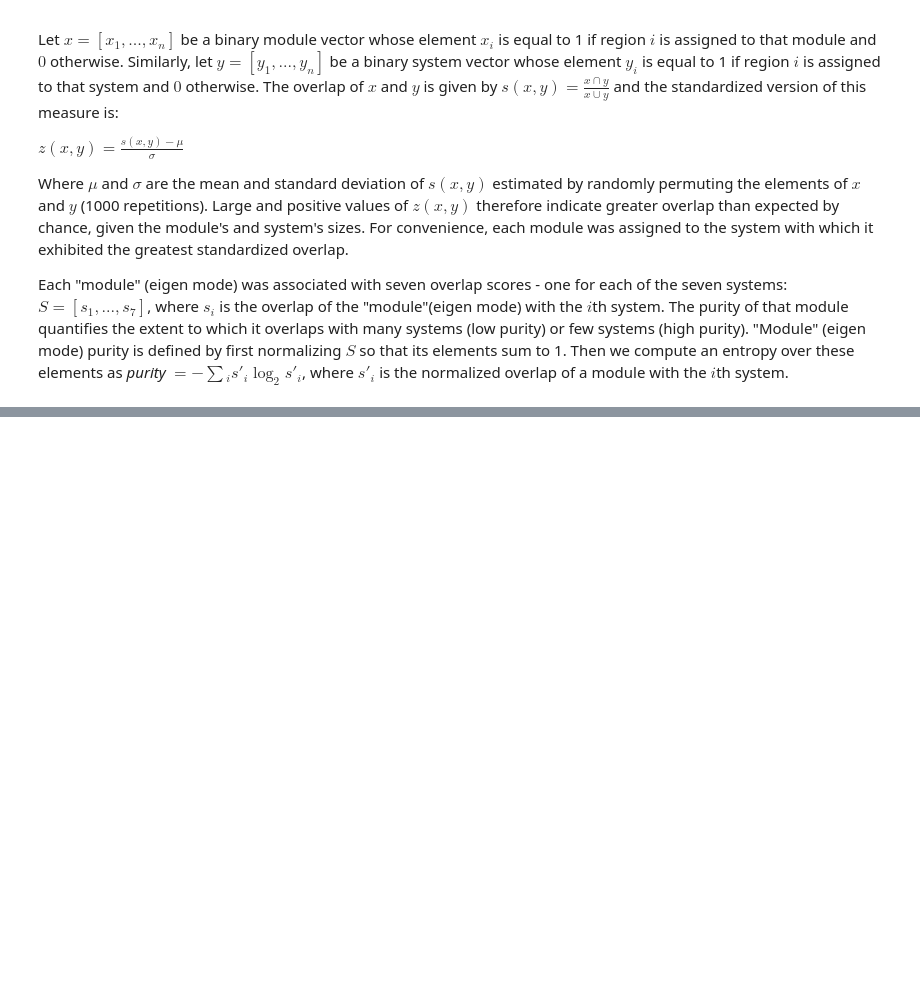
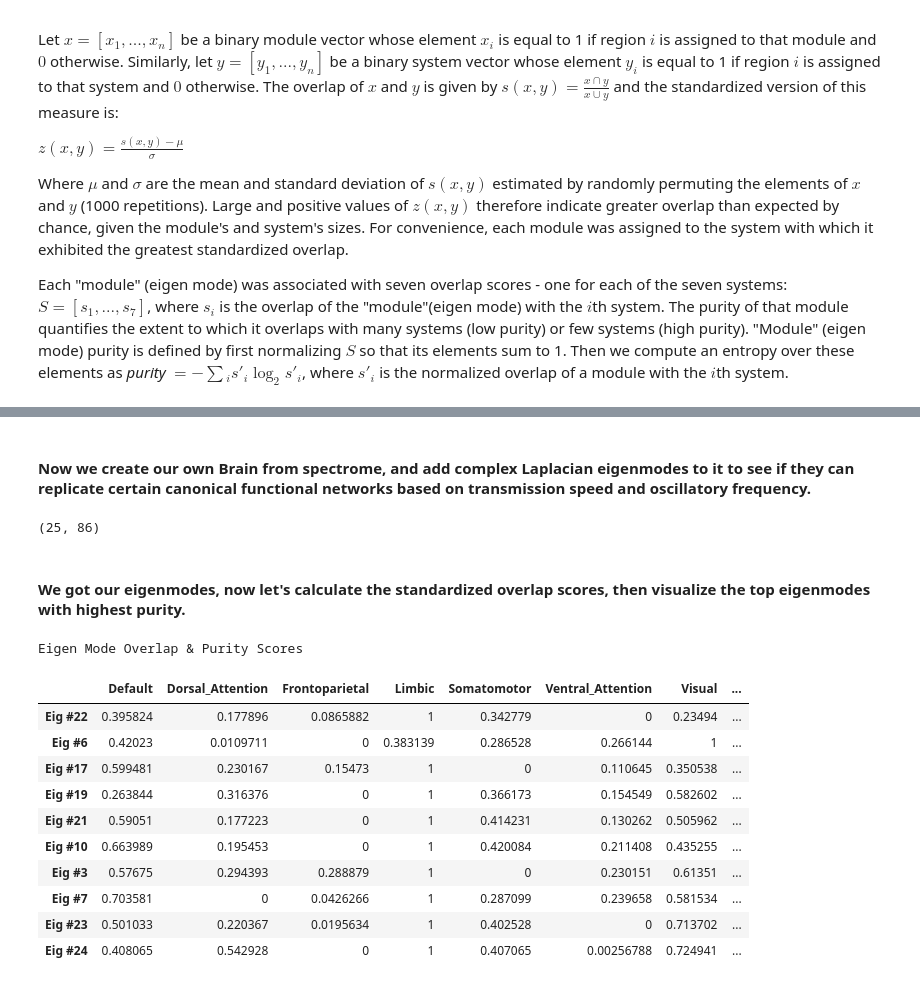
Before and after one commit to Raj-Lab-UCSF/spectrome, a Jupyter notebook: spectrome/notebooks/eigenmode_purityscores.ipynb, the cells around one changed output, grey strips where cells are left out. Saved outputs shown, nothing was run; the diff lists cells and outputs as text; code cells hidden in the pictures; blank space fills up the shorter version.

Commit message:
fixed indent in add_laplacian code and added eigenmode purity score notebook

```diff
--- a/spectrome/notebooks/eigenmode_purityscores.ipynb
+++ b/spectrome/notebooks/eigenmode_purityscores.ipynb
@@ -30,0 +67,62 @@ from forward import e
+# %% [markdown]
+#### Now we create our own Brain from spectrome, and add complex Laplacian eigenmodes to it to see if they can replicate certain canonical functional networks based on transmission speed and oscillatory frequency.
+# %%
+# Brain object, get the HCP connectome and reorder.
+brain = Brain.Brain() # creates empty brain object
+#hcp_dir = path.get_sibling_path('data') # grabs path to data folder one folder above (sibling)
+hcp_dir = "/home/axiezai/lab/brain-scfc/spectrome/spectrome/data"
+brain.add_connectome(hcp_dir) # adds connectivity matrix and distance matrix to brain object
+
+brain.reorder_connectome(brain.connectome, brain.distance_matrix)
+brain.bi_symmetric_c()
+brain.reduce_extreme_dir()
+# %%
+# Define frequency range of interest
+fmin = 2 # 2Hz - 45Hz signal range, filter for this with hbp
+fmax = 45
+fvec = np.linspace(fmin,fmax,40)
+# get the complex laplacian and its eigen modes:
+f2w = np.abs(fvec-10).argmin() #8th index = alpha ~10hz
+w = 2*np.pi*fvec[f2w]
+brain.add_laplacian_eigenmodes(brain.reducedConnectome, brain.distance_matrix, w = w, speed = 10, num_ev = 25)
+brain.norm_eigenmodes.shape
+# %% [output]
+(25, 86)
+# %% [markdown]
+#### We got our eigenmodes, now let's calculate the standardized overlap scores, then visualize the top eigenmodes with highest purity.
+# %%
+%%capture --no-display
+# For each eigen vector, compute standard Z for all FC networks, then do this for all eigen vectors
+df_overlap_score, df_sxy = eigenmode.get_overlap_score_dfs(brain.norm_eigenmodes, DK_df_normalized)
+
+# normalize the standardized overlap score to be within [0,1]
+norm_overlap_score = functions.minmax_scale_z(df_overlap_score)
+
+# compute purity score for normalized standarized overlap score
+z_purity, norm_overlap_score = eigenmode.get_purity_score(norm_overlap_score)
+# Make it look nice in pandas dataframes:
+df_cols = [('Purity Score')]
+df_ind = ['Eig #%d' % x for x in np.arange(len(df_overlap_score.index))+1]
+df_zpurity = pd.DataFrame(z_purity, index = df_ind, columns = df_cols)
+df_norm_overlapz = pd.DataFrame(norm_overlap_score, index = df_ind, columns = df_overlap_score.columns)
+# sort by descending purity value
+order_index = df_zpurity.sort_values(by = 'Purity Score', ascending = False).index
+ordered_overlapz = df_norm_overlapz.reindex(order_index)
+ordered_zpurity = df_zpurity.reindex(order_index)
+# Combine purity score with overlap score dataframe, and make it look nice
+combined_df = ordered_overlapz.join(ordered_zpurity)
+# %%
+combined_df.head(10).style.set_caption('Eigen Mode Overlap & Purity Scores').apply(functions.highlight_max, subset = ordered_overlapz.columns, axis = 1)
+# %% [output]
+Eigen Mode Overlap & Purity Scores
+|  | Default | Dorsal_Attention | Frontoparietal | Limbic | Somatomotor | Ventral_Attention | Visual | ... |
+| Eig #22 | 0.395824 | 0.177896 | 0.0865882 | 1 | 0.342779 | 0 | 0.23494 | ... |
+| Eig #6 | 0.42023 | 0.0109711 | 0 | 0.383139 | 0.286528 | 0.266144 | 1 | ... |
+| Eig #17 | 0.599481 | 0.230167 | 0.15473 | 1 | 0 | 0.110645 | 0.350538 | ... |
+| Eig #19 | 0.263844 | 0.316376 | 0 | 1 | 0.366173 | 0.154549 | 0.582602 | ... |
+| Eig #21 | 0.59051 | 0.177223 | 0 | 1 | 0.414231 | 0.130262 | 0.505962 | ... |
+| Eig #10 | 0.663989 | 0.195453 | 0 | 1 | 0.420084 | 0.211408 | 0.435255 | ... |
+| Eig #3 | 0.57675 | 0.294393 | 0.288879 | 1 | 0 | 0.230151 | 0.61351 | ... |
+| Eig #7 | 0.703581 | 0 | 0.0426266 | 1 | 0.287099 | 0.239658 | 0.581534 | ... |
+| Eig #23 | 0.501033 | 0.220367 | 0.0195634 | 1 | 0.402528 | 0 | 0.713702 | ... |
+| Eig #24 | 0.408065 | 0.542928 | 0 | 1 | 0.407065 | 0.00256788 | 0.724941 | ... |
```
Also changed, not shown: parts of 7 cells of this notebook, 1 other file.
